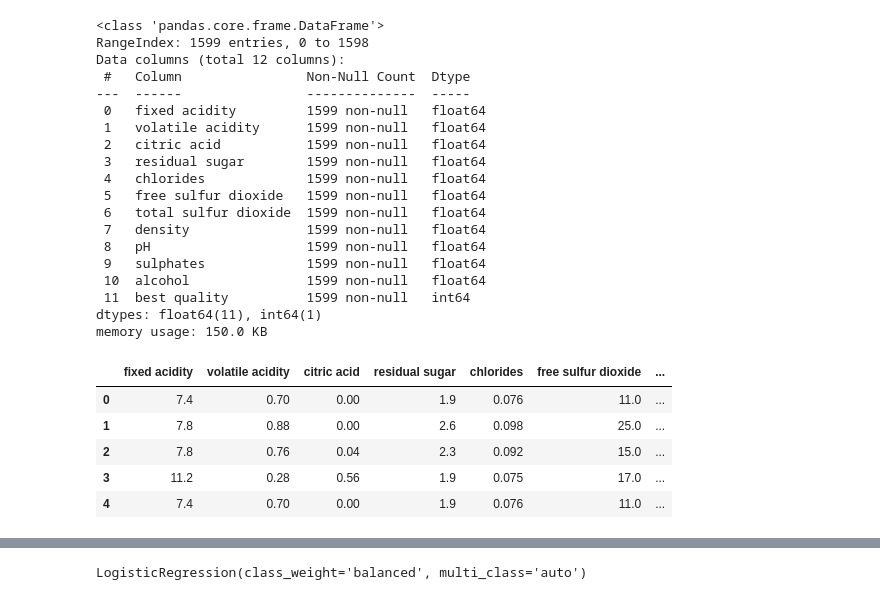
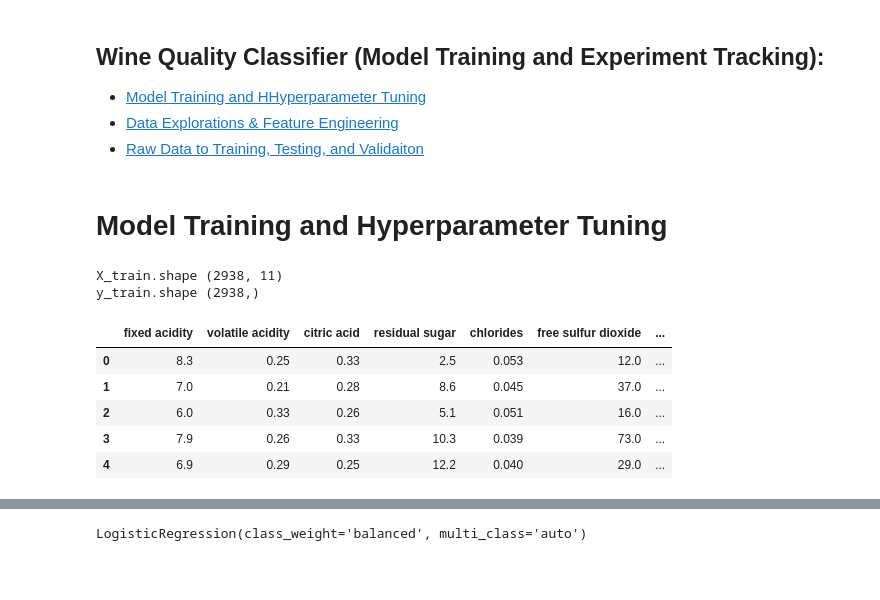
Before and after one commit to sphew/WbeRZ_UseCase, a Jupyter notebook: wine_classifier/2_train_save_model.ipynb, the cells around one changed output, grey strips where cells are left out. Saved outputs shown, nothing was run; the diff lists cells and outputs as text; code cells hidden in the pictures; blank space fills up the shorter version.

```diff
--- a/wine_classifier/2_train_save_model.ipynb
+++ b/wine_classifier/2_train_save_model.ipynb
@@ -1,3 +1,8 @@
+# %% [markdown]
+## Wine Quality Classifier (Model Training and Experiment Tracking):
+* [Model Training and HHyperparameter Tuning](#training)
+* [Data Explorations & Feature Engineering](#data-explorations-&-feature-engineering)
+* [Raw Data to Training, Testing, and Validaiton](#raw-data-to-training,-testing,-and-validation)
 # %%
 import numpy as np
 import pandas as pd
@@ -20,41 +23,22 @@ warnings.filterwarnings('ignore')
-# %%
-# Test the performance of the Model, which is loaded in the last step, on 6 data points
-df_train = pd.read_csv('training_data/winequality-red.csv')
-df_train.info()
-# %% [output]
-<class 'pandas.core.frame.DataFrame'>
-RangeIndex: 1599 entries, 0 to 1598
-Data columns (total 12 columns):
- #   Column                Non-Null Count  Dtype
----  ------                --------------  -----
- 0   fixed acidity         1599 non-null   float64
- 1   volatile acidity      1599 non-null   float64
- 2   citric acid           1599 non-null   float64
- 3   residual sugar        1599 non-null   float64
- 4   chlorides             1599 non-null   float64
- 5   free sulfur dioxide   1599 non-null   float64
- 6   total sulfur dioxide  1599 non-null   float64
- 7   density               1599 non-null   float64
- 8   pH                    1599 non-null   float64
- 9   sulphates             1599 non-null   float64
- 10  alcohol               1599 non-null   float64
- 11  best quality          1599 non-null   int64
-dtypes: float64(11), int64(1)
-memory usage: 150.0 KB
+# %% [markdown]
+<a id="training"></a>
+# Model Training and Hyperparameter Tuning
 # %%
-features = df_train.drop(['best quality'], axis=1)
-target = df_train['best quality']
+# Load training data and assign the X_train and y_train
+train_df = pd.read_csv('training_data/train_dataset.csv')
 
-X_train, X_test, y_train, y_test = train_test_split(
-	features, target, test_size=0.2, random_state=40)
+X_train = train_df.drop(['best quality'], axis=1)
+y_train = train_df['best quality']
 
-X_train.shape, X_test.shape
-
-df_train.head()
+print("X_train.shape: ", X_train.shape)
+print("y_train.shape: ", y_train.shape)
+train_df.head()
 # %% [output]
+X_train.shape (2938, 11)
+y_train.shape (2938,)
 |  | fixed acidity | volatile acidity | citric acid | residual sugar | chlorides | free sulfur dioxide | ... |
-| 0 | 7.4 | 0.70 | 0.00 | 1.9 | 0.076 | 11.0 | ... |
-| 1 | 7.8 | 0.88 | 0.00 | 2.6 | 0.098 | 25.0 | ... |
-| 2 | 7.8 | 0.76 | 0.04 | 2.3 | 0.092 | 15.0 | ... |
-| 3 | 11.2 | 0.28 | 0.56 | 1.9 | 0.075 | 17.0 | ... |
-| 4 | 7.4 | 0.70 | 0.00 | 1.9 | 0.076 | 11.0 | ... |
+| 0 | 8.3 | 0.25 | 0.33 | 2.5 | 0.053 | 12.0 | ... |
+| 1 | 7.0 | 0.21 | 0.28 | 8.6 | 0.045 | 37.0 | ... |
+| 2 | 6.0 | 0.33 | 0.26 | 5.1 | 0.051 | 16.0 | ... |
+| 3 | 7.9 | 0.26 | 0.33 | 10.3 | 0.039 | 73.0 | ... |
+| 4 | 6.9 | 0.29 | 0.25 | 12.2 | 0.040 | 29.0 | ... |
```
Also changed, not shown: parts of 15 cells of this notebook, 1 other file.
